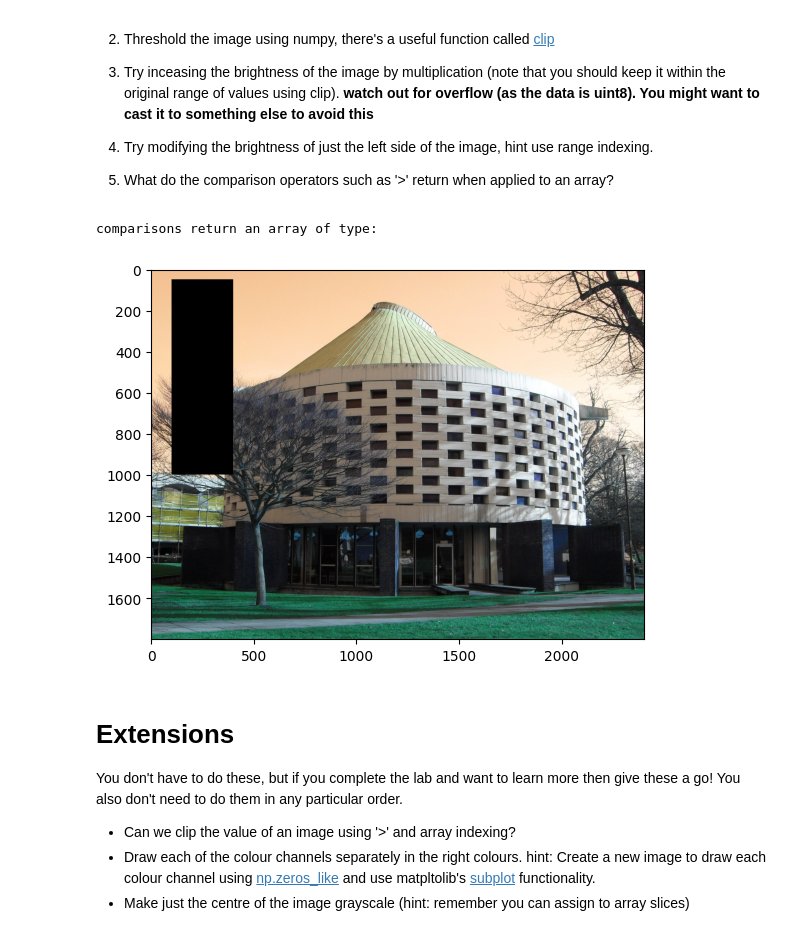
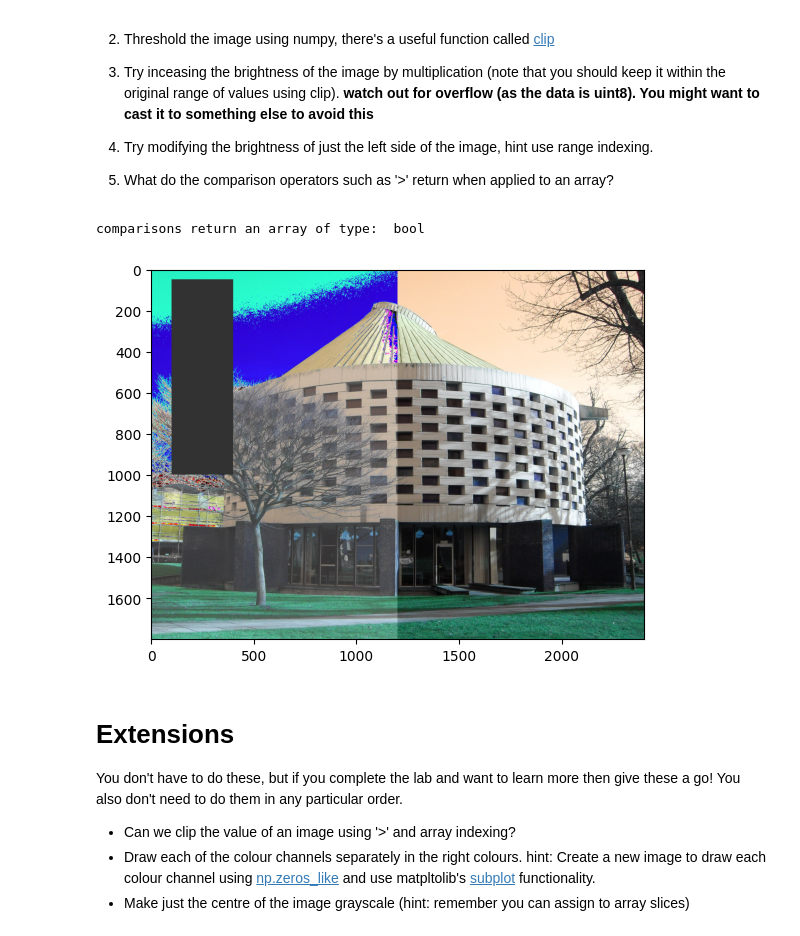
Before and after one commit to RicardoEscuderoA/Computer-vision, a Jupyter notebook: Copy_of_CV_Lab_Session_1.ipynb, the cells around one changed output. Saved outputs shown, nothing was run; the diff lists cells and outputs as text; code cells hidden in the pictures.

```diff
--- a/Copy_of_CV_Lab_Session_1.ipynb
+++ b/Copy_of_CV_Lab_Session_1.ipynb
@@ -152,26 +152,41 @@ Let's try making some changes to the images, and see how that affects things. Fo
 # %%
 new_img = np.copy(img)
 
 # Manipulate the colour of specific pixels
 
 new_img[50:1000, 100:400] = (0, 0, 0) # (0, 0, 0) sets it to black.
 plt.imshow(new_img)
 
 # Threshold the image using numpy's clip function
+clipImage =np.clip(new_img, 0, 100)
+plt.imshow(clipImage)
+
 
 # When we plot the image tell matplotlib what the min/max values to plot between are (0,255) with vmin=0, vmax=255)
+plt.imshow(new_img, vmin=0, vmax=255)
+
+# Increase the image brightness and clip to keep in the correct range.
+bright_img = np.copy(new_img)
+bright_img += 50
+plt.imshow(bright_img)
 
 
-# Increase the image brightness and clip to keep in the correct range.
+# Increase the brightness of the left side of the image. Copy the image first!
+img_lbright = np.copy(new_img)
+midpoint = img_lbright.shape[1] // 2
+img_lbright[:, :midpoint, :] += 50
+plt.imshow(img_lbright)
 
-# Increase the brightness of the left side of the image. Copy the image first!
 
 
 # Check the type of the array after applying a comparison operator
-print('comparisons return an array of type: ', )
+compa = img_lbright > 128
+compaa = compa.dtype
+
+print('comparisons return an array of type: ', compaa)
 # %% [output]
-comparisons return an array of type:
+comparisons return an array of type:  bool
-[figure, old version]
+[figure, new version]
 # %% [markdown]
 # Extensions
 You don't have to do these, but if you complete the lab and want to learn more then give these a go! You also don't need to do them in any particular order.
```
Also changed, not shown: parts of 1 cell of this notebook.
